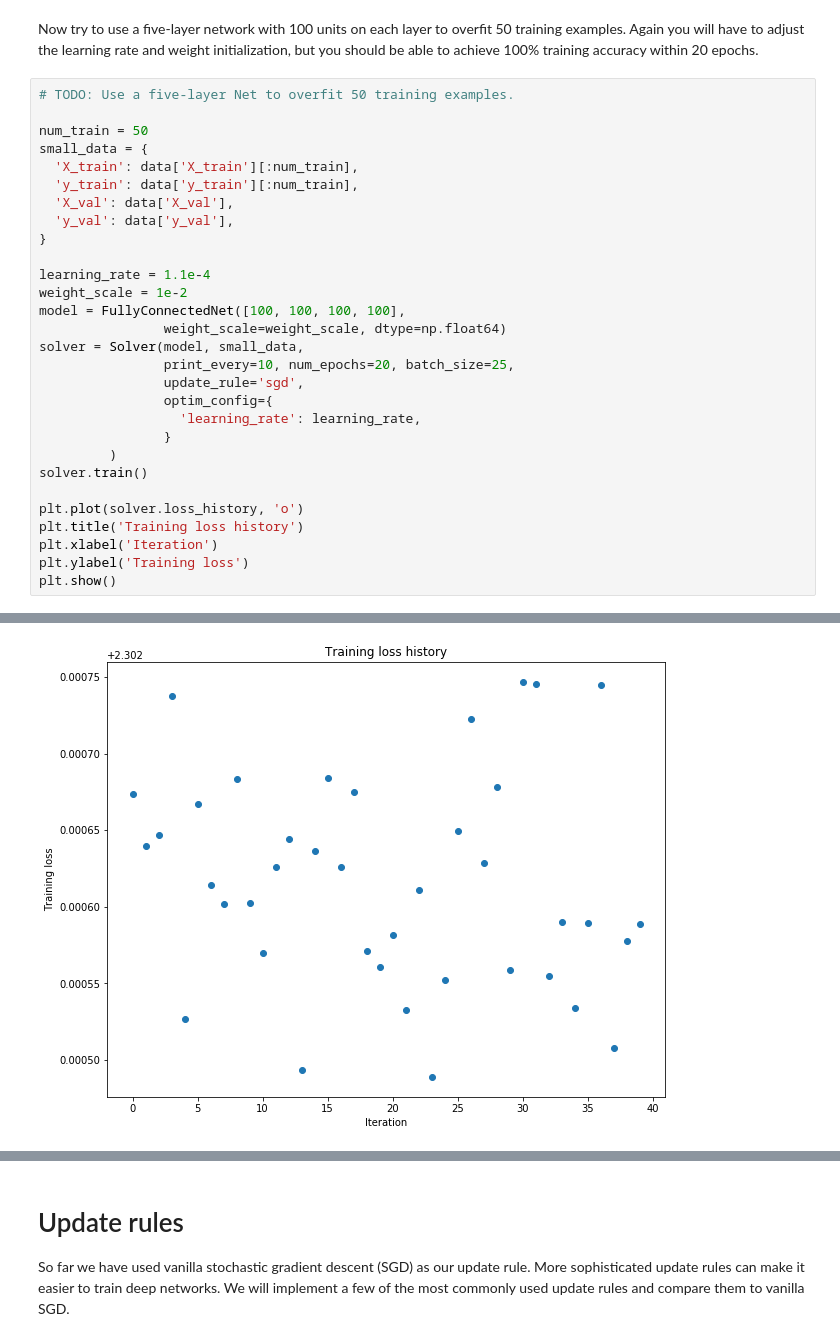
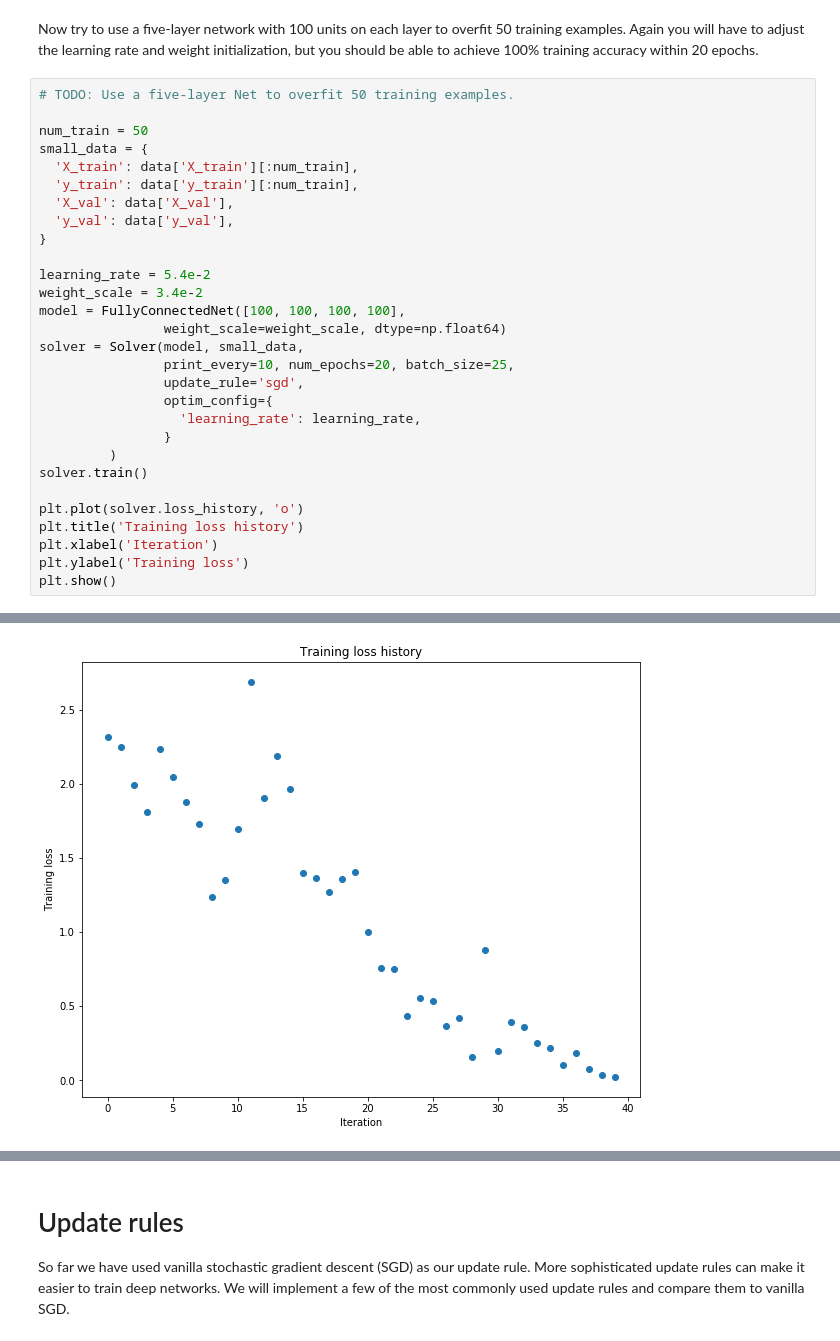
Before and after one commit to jimmyyentran/learning_machine_learning, a Jupyter notebook: cs231_stanford/assignment2_2017/FullyConnectedNets.ipynb, the cells around one changed output, grey strips where cells are left out. Drawn from its saved outputs; the diff is of its cells as text.

```diff
--- a/cs231_stanford/assignment2_2017/FullyConnectedNets.ipynb
+++ b/cs231_stanford/assignment2_2017/FullyConnectedNets.ipynb
@@ -436,8 +436,8 @@ small_data = {
   'y_val': data['y_val'],
 }
 
-learning_rate = 1.1e-4
-weight_scale = 1e-2
+learning_rate = 5.4e-2
+weight_scale = 3.4e-2
 model = FullyConnectedNet([100, 100, 100, 100],
                 weight_scale=weight_scale, dtype=np.float64)
 solver = Solver(model, small_data,
@@ -475,4 +475,4 @@ plt.show()
-[figure, old version]
+[figure, new version]
 # %% [markdown]
 # Inline question:
 Did you notice anything about the comparative difficulty of training the three-layer net vs training the five layer net?
```
Also changed, not shown: parts of 4 cells of this notebook.
